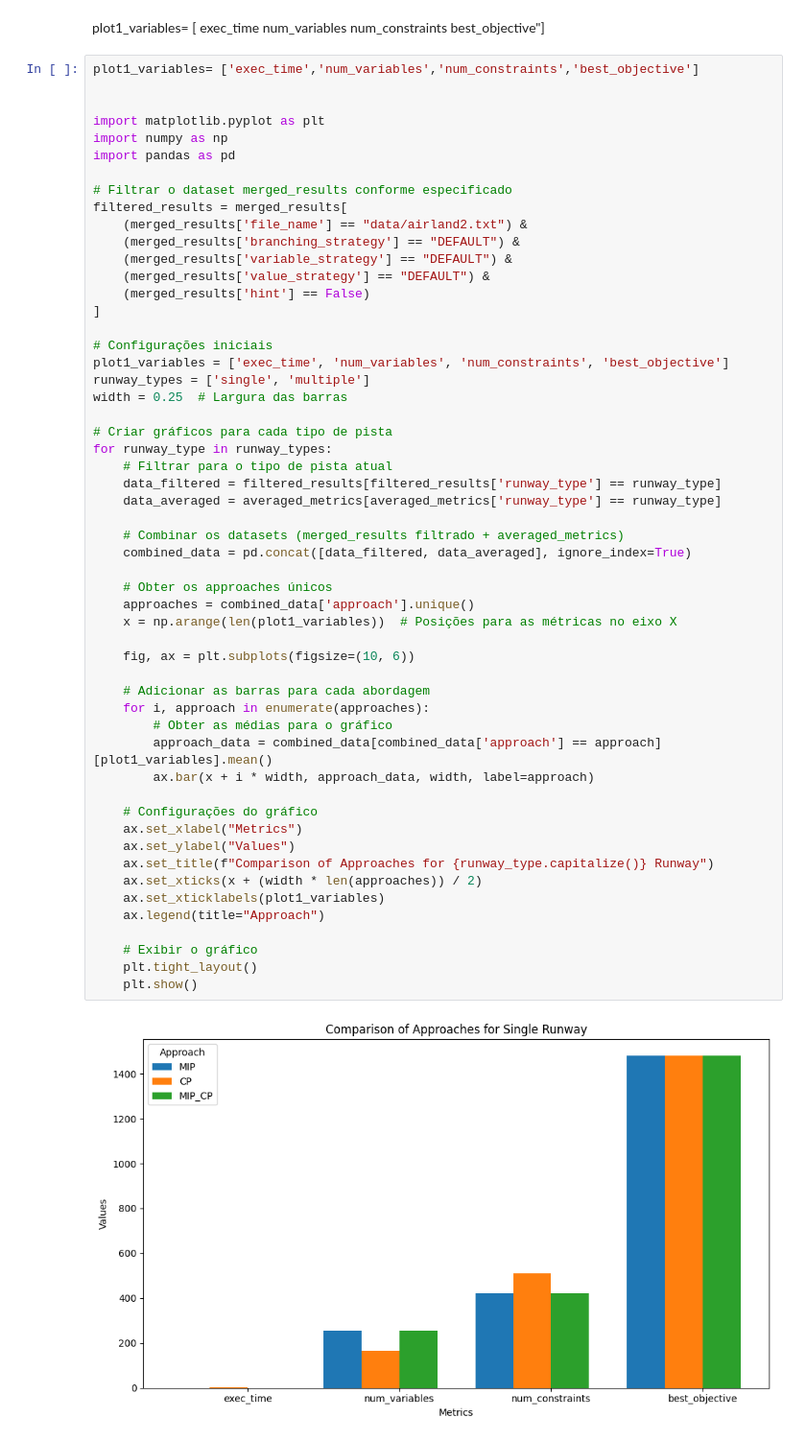
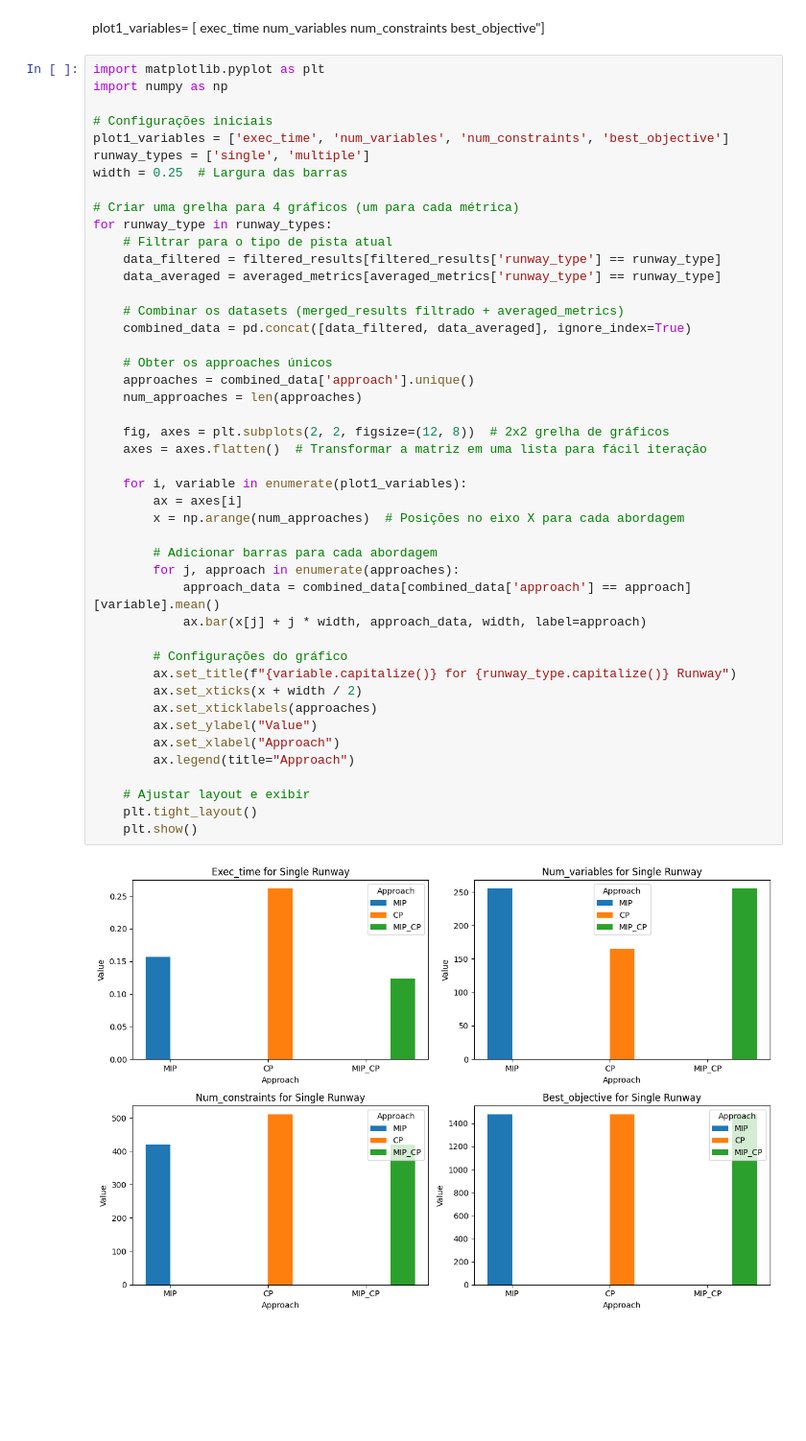
Before and after one commit to brunomfernandes45/aircraft-landings-scheduling, a Jupyter notebook: src/report.ipynb, the cells around one changed output. Shown at 96% size. Drawn from its saved outputs; the diff is of its cells as text; blank space fills up the shorter version.

```diff
--- a/src/report.ipynb
+++ b/src/report.ipynb
@@ -1174,58 +1174,49 @@ copy=merged_results
 # %% [markdown]
 plot1_variables= [	exec_time	num_variables	num_constraints	best_objective"]
 # %%
-plot1_variables= ['exec_time','num_variables','num_constraints','best_objective']
-
-
 import matplotlib.pyplot as plt
 import numpy as np
-import pandas as pd
-
-# Filtrar o dataset merged_results conforme especificado
-filtered_results = merged_results[
-    (merged_results['file_name'] == "data/airland2.txt") &
-    (merged_results['branching_strategy'] == "DEFAULT") &
-    (merged_results['variable_strategy'] == "DEFAULT") &
-    (merged_results['value_strategy'] == "DEFAULT") &
-    (merged_results['hint'] == False)
-]
 
 # Configurações iniciais
 plot1_variables = ['exec_time', 'num_variables', 'num_constraints', 'best_objective']
 runway_types = ['single', 'multiple']
 width = 0.25  # Largura das barras
 
-# Criar gráficos para cada tipo de pista
+# Criar uma grelha para 4 gráficos (um para cada métrica)
 for runway_type in runway_types:
     # Filtrar para o tipo de pista atual
     data_filtered = filtered_results[filtered_results['runway_type'] == runway_type]
     data_averaged = averaged_metrics[averaged_metrics['runway_type'] == runway_type]
 
     # Combinar os datasets (merged_results filtrado + averaged_metrics)
     combined_data = pd.concat([data_filtered, data_averaged], ignore_index=True)
 
     # Obter os approaches únicos
     approaches = combined_data['approach'].unique()
-    x = np.arange(len(plot1_variables))  # Posições para as métricas no eixo X
+    num_approaches = len(approaches)
 
-    fig, ax = plt.subplots(figsize=(10, 6))
+    fig, axes = plt.subplots(2, 2, figsize=(12, 8))  # 2x2 grelha de gráficos
+    axes = axes.flatten()  # Transformar a matriz em uma lista para fácil iteração
 
-    # Adicionar as barras para cada abordagem
-    for i, approach in enumerate(approaches):
-        # Obter as médias para o gráfico
-        approach_data = combined_data[combined_data['approach'] == approach][plot1_variables].mean()
-        ax.bar(x + i * width, approach_data, width, label=approach)
+    for i, variable in enumerate(plot1_variables):
+        ax = axes[i]
+        x = np.arange(num_approaches)  # Posições no eixo X para cada abordagem
 
-    # Configurações do gráfico
-    ax.set_xlabel("Metrics")
-    ax.set_ylabel("Values")
-    ax.set_title(f"Comparison of Approaches for {runway_type.capitalize()} Runway")
-    ax.set_xticks(x + (width * len(approaches)) / 2)
-    ax.set_xticklabels(plot1_variables)
-    ax.legend(title="Approach")
+        # Adicionar barras para cada abordagem
+        for j, approach in enumerate(approaches):
+            approach_data = combined_data[combined_data['approach'] == approach][variable].mean()
+            ax.bar(x[j] + j * width, approach_data, width, label=approach)
 
-    # Exibir o gráfico
+        # Configurações do gráfico
+        ax.set_title(f"{variable.capitalize()} for {runway_type.capitalize()} Runway")
+        ax.set_xticks(x + width / 2)
+        ax.set_xticklabels(approaches)
+        ax.set_ylabel("Value")
+        ax.set_xlabel("Approach")
+        ax.legend(title="Approach")
+
+    # Ajustar layout e exibir
     plt.tight_layout()
     plt.show()
 # %% [output]
-[figure, old version]
+[figure, new version]
```
Also changed, not shown: parts of 1 cell of this notebook.
